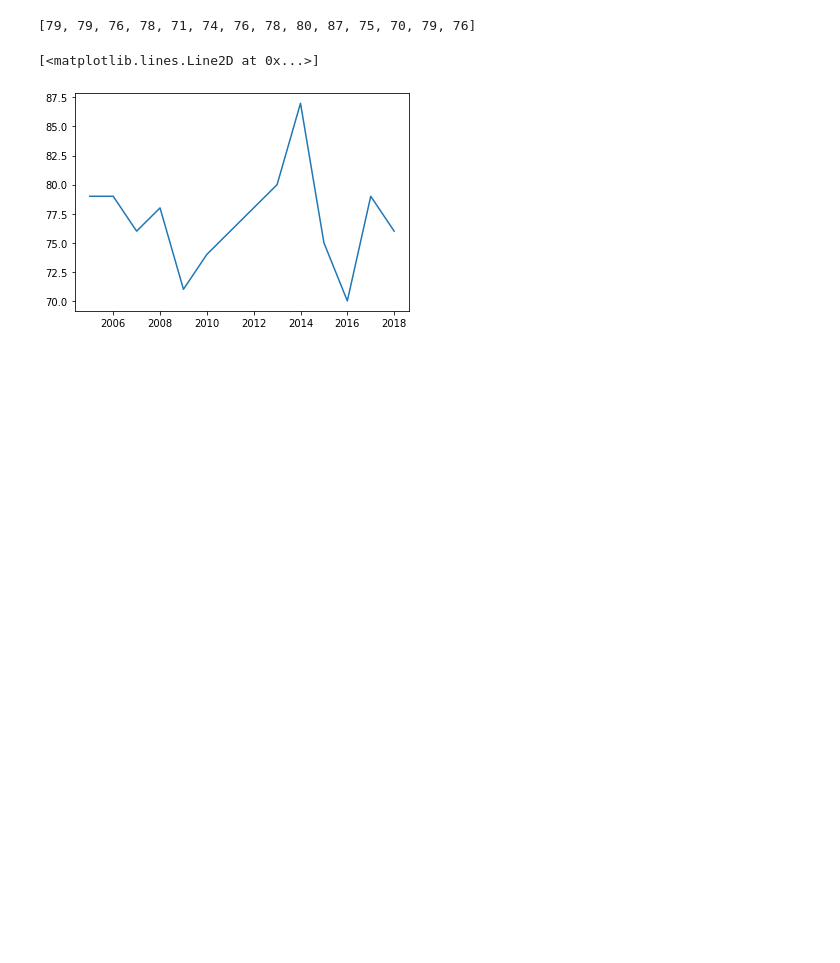
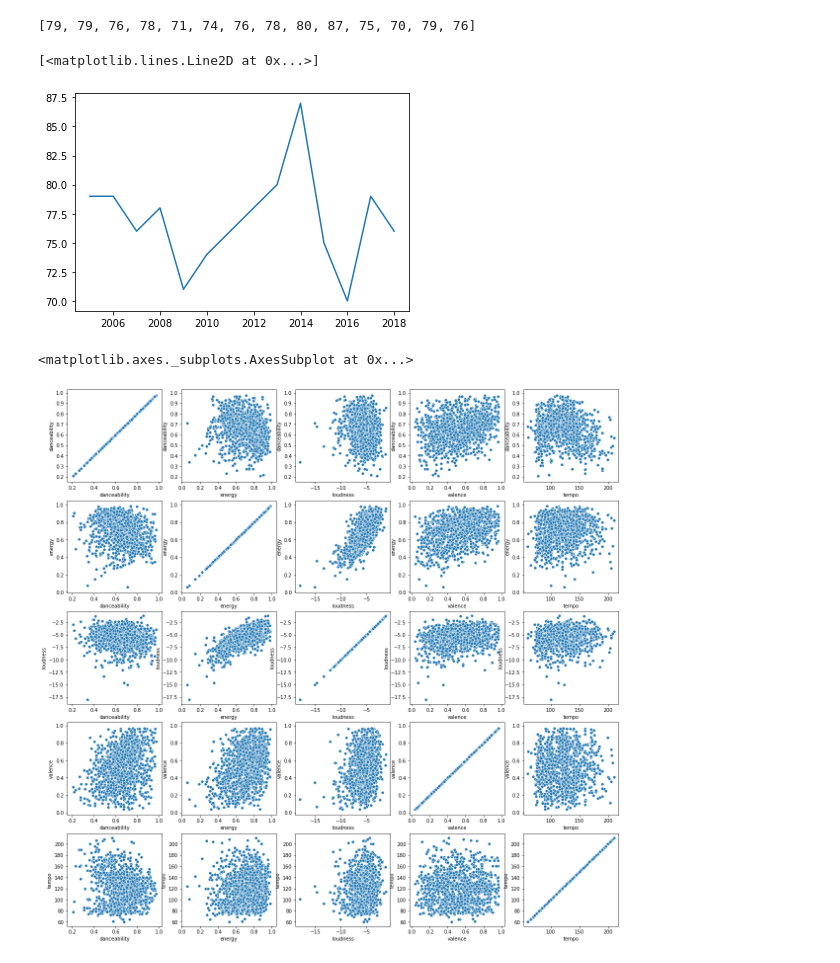
Before and after one commit to khangvttran/CSE184-Final, a Jupyter notebook: plots/VisualizationTests.ipynb, the cells around one changed output. Drawn from its saved outputs; the diff is of its cells as text; code cells hidden in the pictures; blank space fills up the shorter version.

Commit message:
added scatter plots

```diff
--- a/plots/VisualizationTests.ipynb
+++ b/plots/VisualizationTests.ipynb
@@ -93,3 +92,35 @@ plt.plot([x for x in range(2005, 2019)], unique_artists)
 [79, 79, 76, 78, 71, 74, 76, 78, 80, 87, 75, 70, 79, 76]
 [<matplotlib.lines.Line2D at 0x...>]
 [figure]
+# %%
+fig, axes = plt.subplots(5,5, figsize=(20,20))
+#plt.subplot(4, 4, 1)
+
+sns.scatterplot( y="danceability", x= "danceability", data=song100 , ax=axes[0][0])
+sns.scatterplot( y="danceability", x= "energy", data=song100 , ax=axes[0][1])
+sns.scatterplot( y="danceability", x= "loudness", data=song100 , ax=axes[0][2])
+sns.scatterplot( y="danceability", x= "valence", data=song100 , ax=axes[0][3])
+sns.scatterplot( y="danceability", x= "tempo", data=song100 , ax=axes[0][4])
+sns.scatterplot( y="energy", x= "danceability", data=song100 , ax=axes[1][0])
+sns.scatterplot( y="energy", x= "energy", data=song100 , ax=axes[1][1])
+sns.scatterplot( y="energy", x= "loudness", data=song100 , ax=axes[1][2])
+sns.scatterplot( y="energy", x= "valence", data=song100 , ax=axes[1][3])
+sns.scatterplot( y="energy", x= "tempo", data=song100 , ax=axes[1][4])
+sns.scatterplot( y="loudness", x= "danceability", data=song100 , ax=axes[2][0])
+sns.scatterplot( y="loudness", x= "energy", data=song100 , ax=axes[2][1])
+sns.scatterplot( y="loudness", x= "loudness", data=song100 , ax=axes[2][2])
+sns.scatterplot( y="loudness", x= "valence", data=song100 , ax=axes[2][3])
+sns.scatterplot( y="loudness", x= "tempo", data=song100 , ax=axes[2][4])
+sns.scatterplot( y="valence", x= "danceability", data=song100 , ax=axes[3][0])
+sns.scatterplot( y="valence", x= "energy", data=song100 , ax=axes[3][1])
+sns.scatterplot( y="valence", x= "loudness", data=song100 , ax=axes[3][2])
+sns.scatterplot( y="valence", x= "valence", data=song100 , ax=axes[3][3])
+sns.scatterplot( y="valence", x= "tempo", data=song100 , ax=axes[3][4])
+sns.scatterplot( y="tempo", x= "danceability", data=song100 , ax=axes[4][0])
+sns.scatterplot( y="tempo", x= "energy", data=song100 , ax=axes[4][1])
+sns.scatterplot( y="tempo", x= "loudness", data=song100 , ax=axes[4][2])
+sns.scatterplot( y="tempo", x= "valence", data=song100 , ax=axes[4][3])
+sns.scatterplot( y="tempo", x= "tempo", data=song100 , ax=axes[4][4])
+# %% [output]
+<matplotlib.axes._subplots.AxesSubplot at 0x...>
+[figure, added]
```
Also changed, not shown: parts of 1 cell of this notebook.
